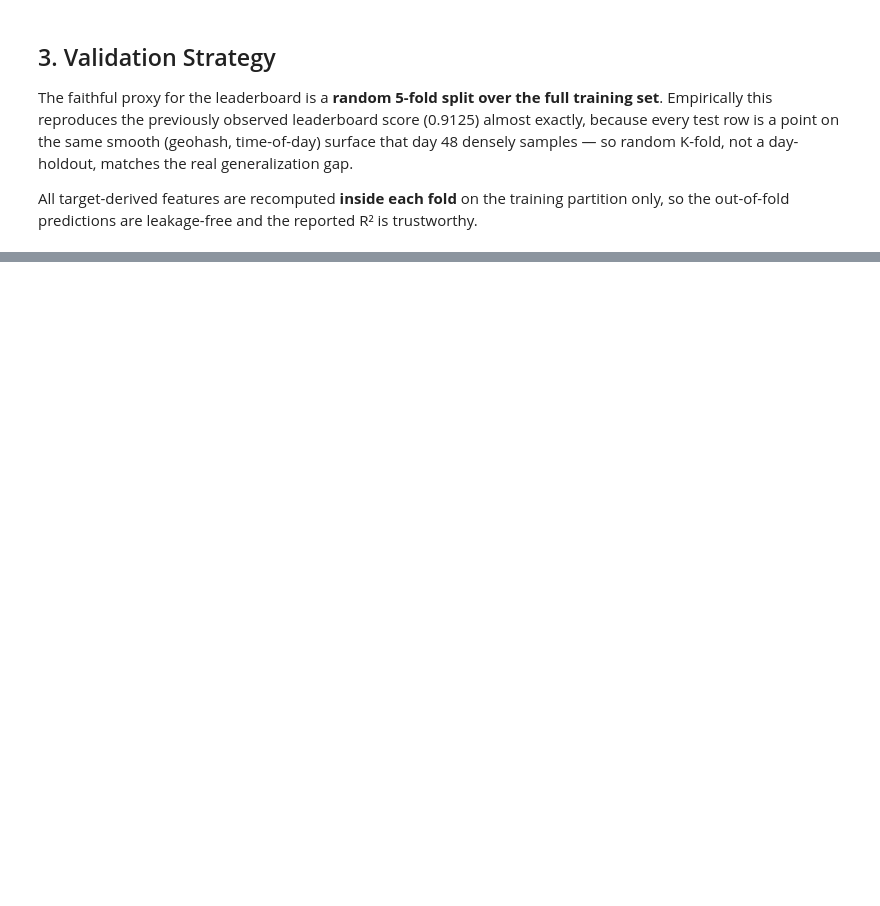
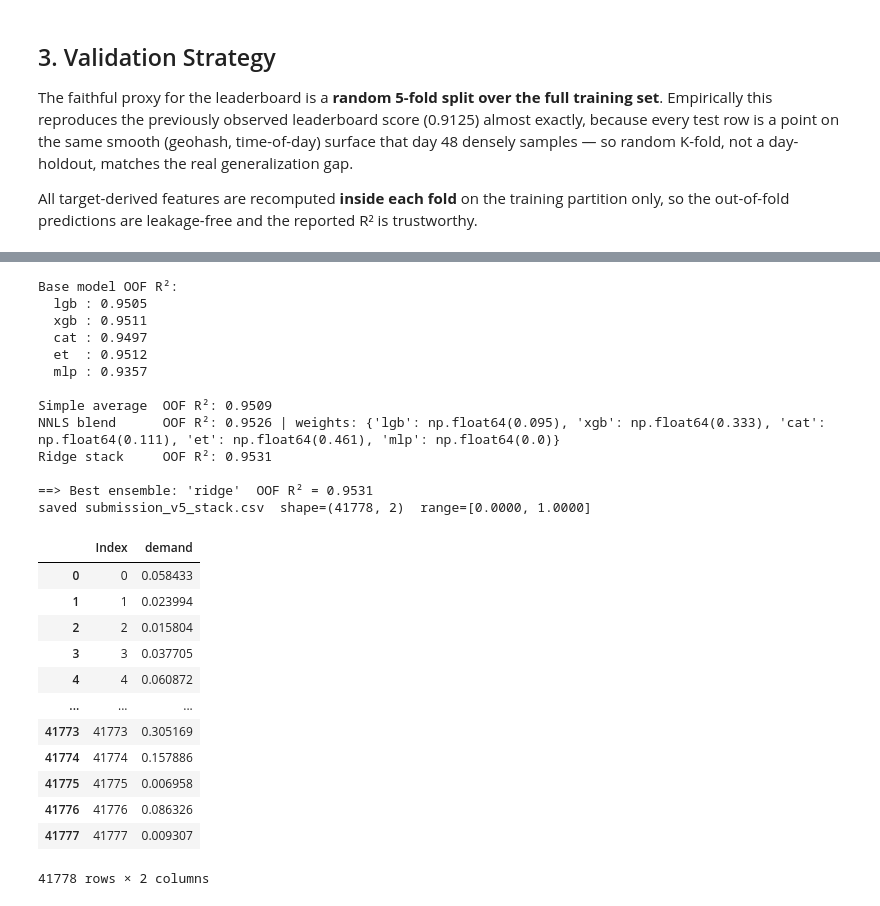
Before and after one commit to sxdxde/GridLock-2.0-, a Jupyter notebook: solution.ipynb, the cells around one changed output, grey strips where cells are left out. Cells and saved outputs as stored; diff of their text form; code cells hidden in the pictures; blank space fills up the shorter version.

```diff
--- a/solution.ipynb
+++ b/solution.ipynb
@@ -218,0 +525,69 @@ print("CV harness ready (N_FOLDS =", N_FOLDS, ").")
+# %%
+from scipy.optimize import nnls
+
+MODELS = {
+    "lgb": (oof_lgb, test_lgb, cv_lgb),
+    "xgb": (oof_xgb, test_xgb, cv_xgb),
+    "cat": (oof_cat, test_cat, cv_cat),
+    "et":  (oof_et,  test_et,  cv_et),
+    "mlp": (oof_mlp, test_mlp, cv_mlp),
+}
+names = list(MODELS)
+OOF  = np.column_stack([MODELS[n][0] for n in names])
+TEST = np.column_stack([MODELS[n][1] for n in names])
+
+print("Base model OOF R²:")
+for n in names:
+    print(f"  {n:4s}: {r2_score(y, MODELS[n][0]):.4f}")
+
+# 1) simple average
+avg_oof = OOF.mean(1); avg_test = TEST.mean(1)
+print("\nSimple average  OOF R²:", round(r2_score(y, avg_oof), 4))
+
+# 2) non-negative least squares blend (weights >= 0, found on OOF)
+w, _ = nnls(OOF, y)
+w = w / w.sum()
+nnls_oof = OOF @ w; nnls_test = TEST @ w
+print("NNLS blend      OOF R²:", round(r2_score(y, nnls_oof), 4), "| weights:", dict(zip(names, np.round(w, 3))))
+
+# 3) Ridge stack (with intercept)
+ridge = Ridge(alpha=1.0, positive=False).fit(OOF, y)
+ridge_oof = ridge.predict(OOF); ridge_test = ridge.predict(TEST)
+print("Ridge stack     OOF R²:", round(r2_score(y, ridge_oof), 4))
+
+candidates = {
+    "average": (avg_oof, avg_test),
+    "nnls":    (nnls_oof, nnls_test),
+    "ridge":   (ridge_oof, ridge_test),
+}
+best_name = max(candidates, key=lambda k: r2_score(y, candidates[k][0]))
+best_oof, best_test = candidates[best_name]
+print(f"\n==> Best ensemble: '{best_name}'  OOF R² = {r2_score(y, best_oof):.4f}")
+save_submission(best_test, "submission_v5_stack.csv")
+# %% [output]
+Base model OOF R²:
+  lgb : 0.9505
+  xgb : 0.9511
+  cat : 0.9497
+  et  : 0.9512
+  mlp : 0.9357
+
+Simple average  OOF R²: 0.9509
+NNLS blend      OOF R²: 0.9526 | weights: {'lgb': np.float64(0.095), 'xgb': np.float64(0.333), 'cat': np.float64(0.111), 'et': np.float64(0.461), 'mlp': np.float64(0.0)}
+Ridge stack     OOF R²: 0.9531
+
+==> Best ensemble: 'ridge'  OOF R² = 0.9531
+saved submission_v5_stack.csv  shape=(41778, 2)  range=[0.0000, 1.0000]
+|  | Index | demand |
+| 0 | 0 | 0.058433 |
+| 1 | 1 | 0.023994 |
+| 2 | 2 | 0.015804 |
+| 3 | 3 | 0.037705 |
+| 4 | 4 | 0.060872 |
+| ... | ... | ... |
+| 41773 | 41773 | 0.305169 |
+| 41774 | 41774 | 0.157886 |
+| 41775 | 41775 | 0.006958 |
+| 41776 | 41776 | 0.086326 |
+| 41777 | 41777 | 0.009307 |
+41778 rows × 2 columns
```
Also changed, not shown: parts of 21 cells of this notebook, 43 other files.
